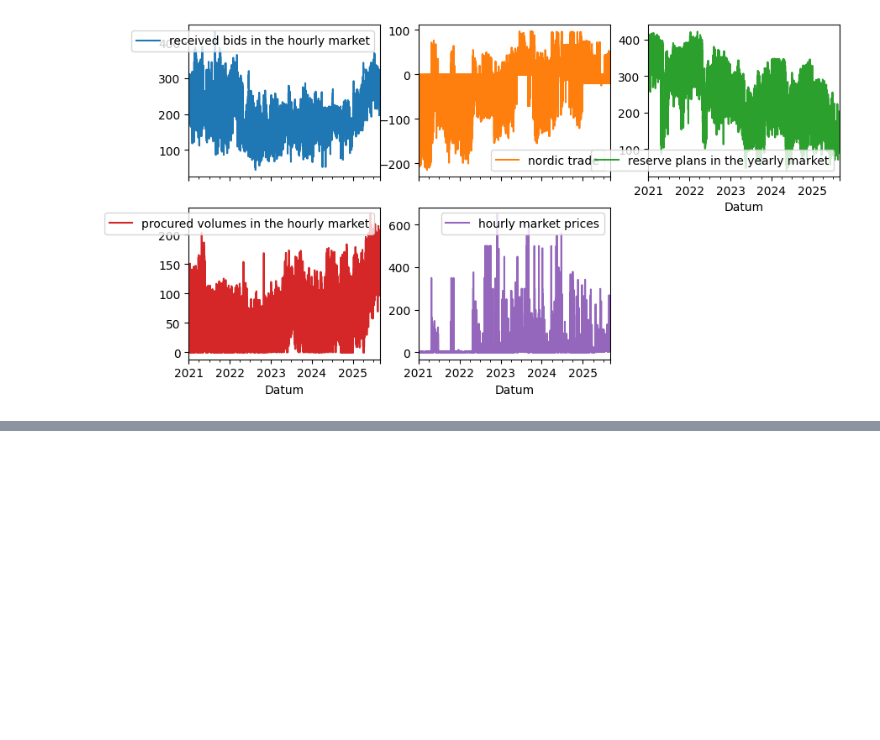
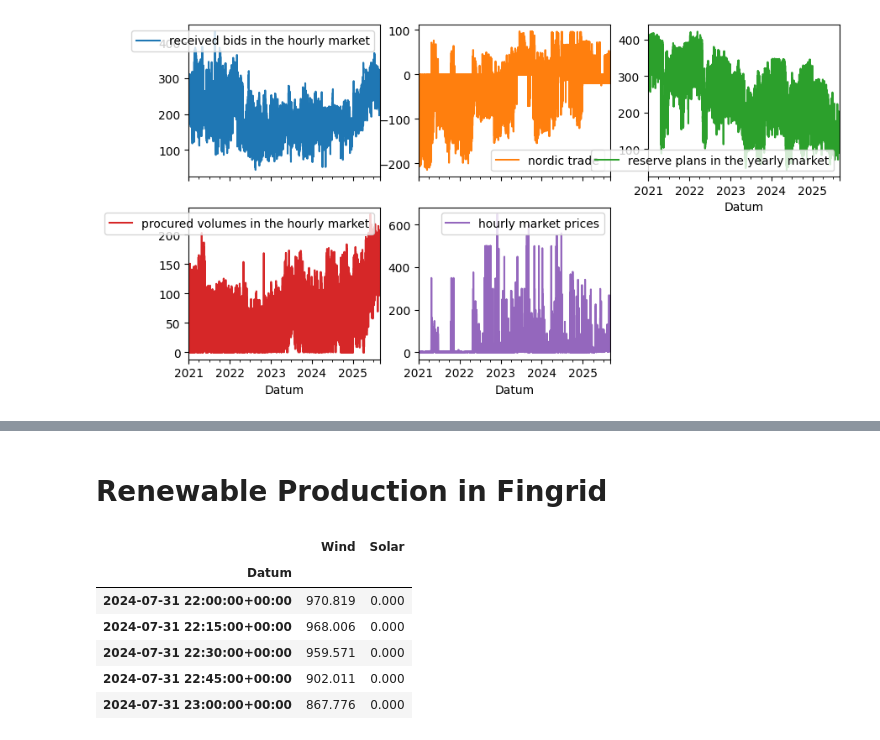
Before and after one commit to cvonholly/dvpp_reward_mechanism, a Jupyter notebook: data_analysis.ipynb, the cells around one changed output, grey strips where cells are left out. Drawn from its saved outputs; the diff is of its cells as text; code cells hidden in the pictures; blank space fills up the shorter version.

```diff
--- a/data_analysis.ipynb
+++ b/data_analysis.ipynb
@@ -140,3 +148,21 @@ df_fcrd.describe()
 | 50% | 191.200 | 0.000 | 255.500 | 60.300 | 2.840 |
 | 75% | 240.200 | 0.000 | 306.600 | 87.600 | 8.000 |
 | max | 430.400 | 96.400 | 422.100 | 234.900 | 650.000 |
+# %% [markdown]
+# Renewable Production in Fingrid
+# %%
+df = pd.read_csv('data/data_wind_solar_2024_25.csv', sep=';')
+df.drop('endTime', inplace=True, axis=1)
+df.rename(columns={'startTime': 'Datum'}, inplace=True)
+df["Datum"] = pd.to_datetime(df["Datum"], format='mixed')
+df.set_index('Datum', inplace=True)
+df.columns = ['Wind', 'Solar']
+df.head()
+# %% [output]
+|  | Wind | Solar |
+| Datum |  |  |
+| 2024-07-31 22:00:00+00:00 | 970.819 | 0.000 |
+| 2024-07-31 22:15:00+00:00 | 968.006 | 0.000 |
+| 2024-07-31 22:30:00+00:00 | 959.571 | 0.000 |
+| 2024-07-31 22:45:00+00:00 | 902.011 | 0.000 |
+| 2024-07-31 23:00:00+00:00 | 867.776 | 0.000 |
```
Also changed, not shown: parts of 4 cells of this notebook, 7 other files.
